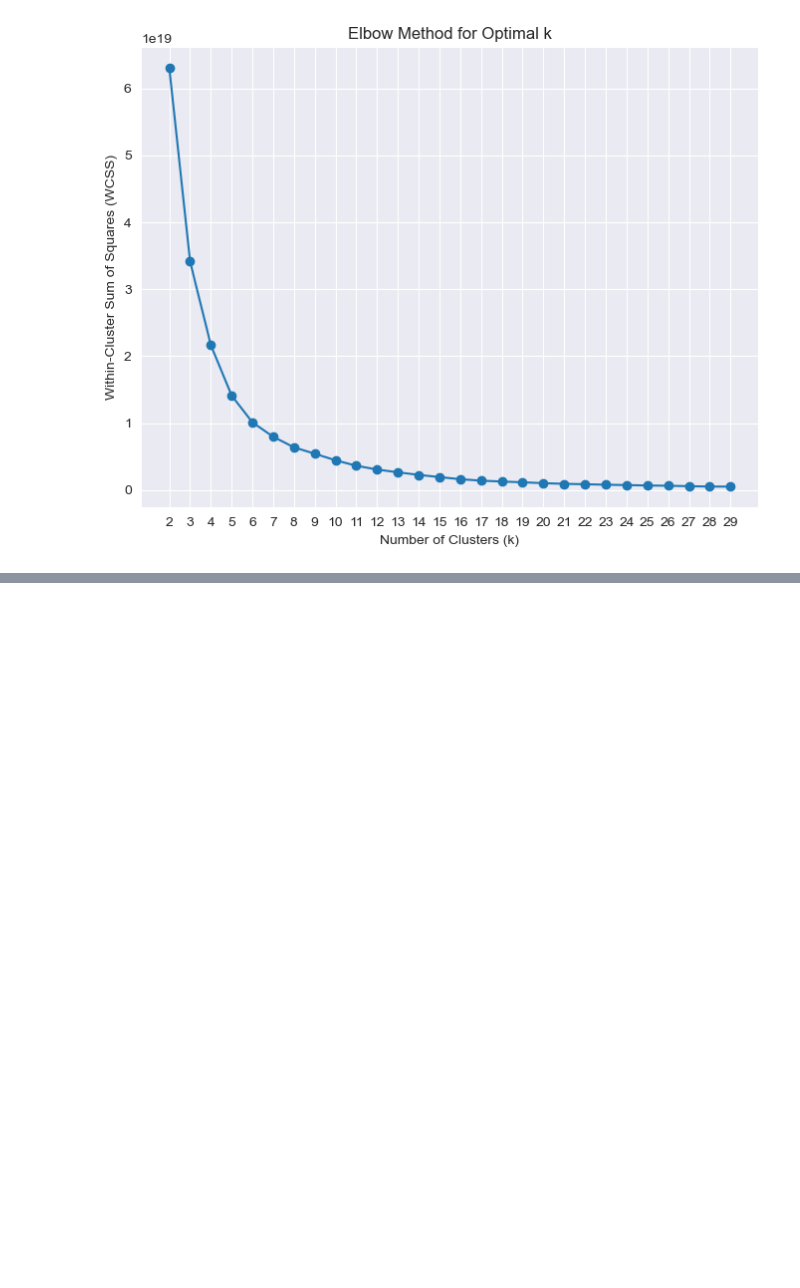
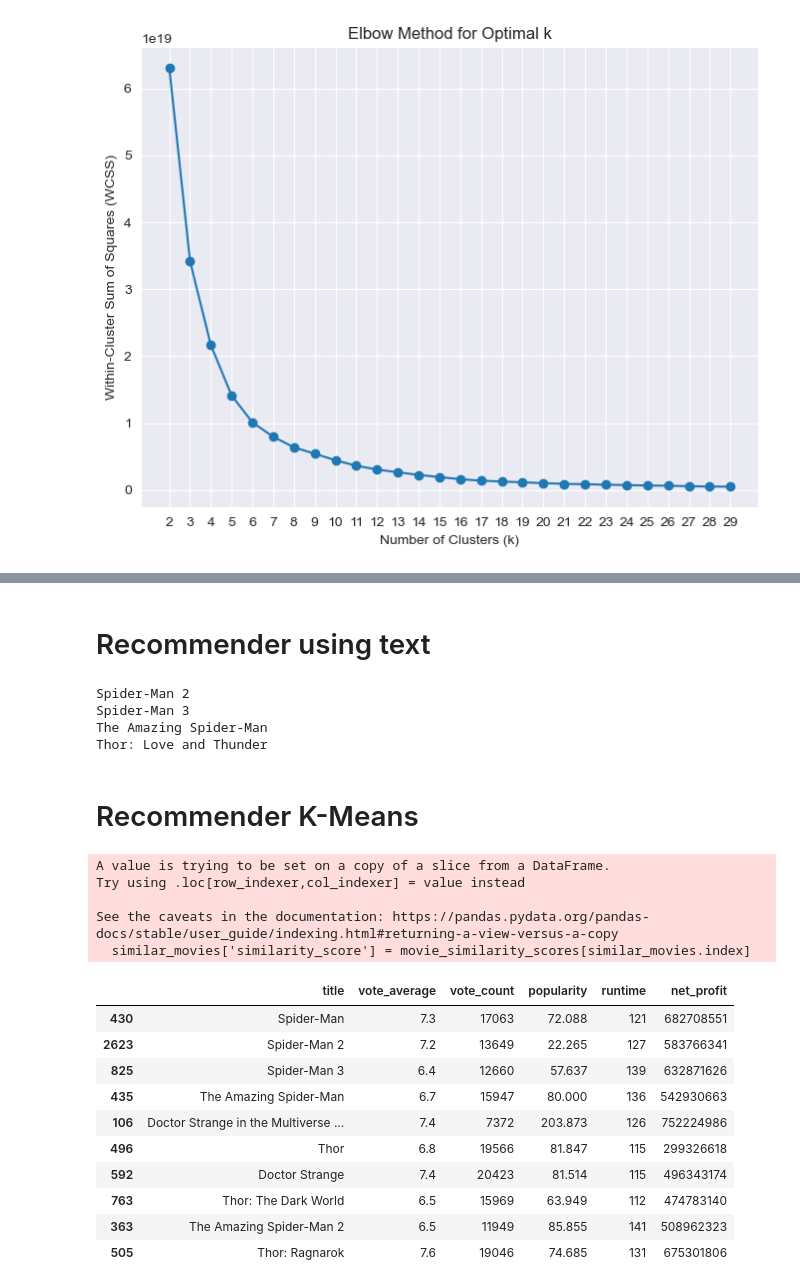
Before and after one commit to Richard-Vuong/Movie-Recommender-Engine, a Jupyter notebook: MoviesRecommender.ipynb, the cells around one changed output, grey strips where cells are left out. Saved outputs shown, nothing was run; the diff lists cells and outputs as text; code cells hidden in the pictures; blank space fills up the shorter version.

```diff
--- a/MoviesRecommender.ipynb
+++ b/MoviesRecommender.ipynb
@@ -629,0 +701,32 @@ plt.show()
+# %% [markdown]
+
+
+# Recommender using text
+# %%
+recommender()
+# %% [output]
+Spider-Man 2
+Spider-Man 3
+The Amazing Spider-Man
+Thor: Love and Thunder
+# %% [markdown]
+# Recommender K-Means
+# %%
+recommender1()
+# %% [output]
+A value is trying to be set on a copy of a slice from a DataFrame.
+Try using .loc[row_indexer,col_indexer] = value instead
+
+See the caveats in the documentation: https://pandas.pydata.org/pandas-docs/stable/user_guide/indexing.html#returning-a-view-versus-a-copy
+  similar_movies['similarity_score'] = movie_similarity_scores[similar_movies.index]
+|  | title | vote_average | vote_count | popularity | runtime | net_profit |
+| 430 | Spider-Man | 7.3 | 17063 | 72.088 | 121 | 682708551 |
+| 2623 | Spider-Man 2 | 7.2 | 13649 | 22.265 | 127 | 583766341 |
+| 825 | Spider-Man 3 | 6.4 | 12660 | 57.637 | 139 | 632871626 |
+| 435 | The Amazing Spider-Man | 6.7 | 15947 | 80.000 | 136 | 542930663 |
+| 106 | Doctor Strange in the Multiverse ... | 7.4 | 7372 | 203.873 | 126 | 752224986 |
+| 496 | Thor | 6.8 | 19566 | 81.847 | 115 | 299326618 |
+| 592 | Doctor Strange | 7.4 | 20423 | 81.514 | 115 | 496343174 |
+| 763 | Thor: The Dark World | 6.5 | 15969 | 63.949 | 112 | 474783140 |
+| 363 | The Amazing Spider-Man 2 | 6.5 | 11949 | 85.855 | 141 | 508962323 |
+| 505 | Thor: Ragnarok | 7.6 | 19046 | 74.685 | 131 | 675301806 |
```
Also changed, not shown: parts of 24 cells of this notebook, 42 other files.
